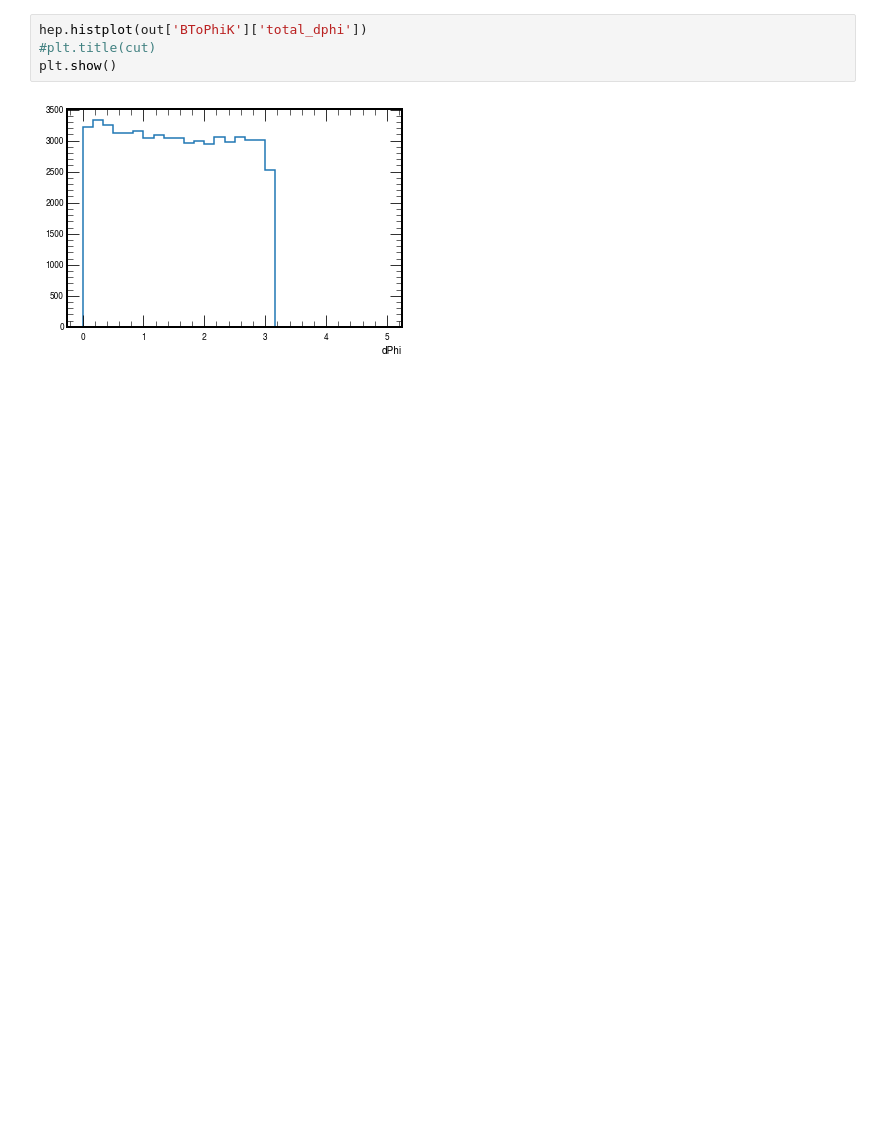
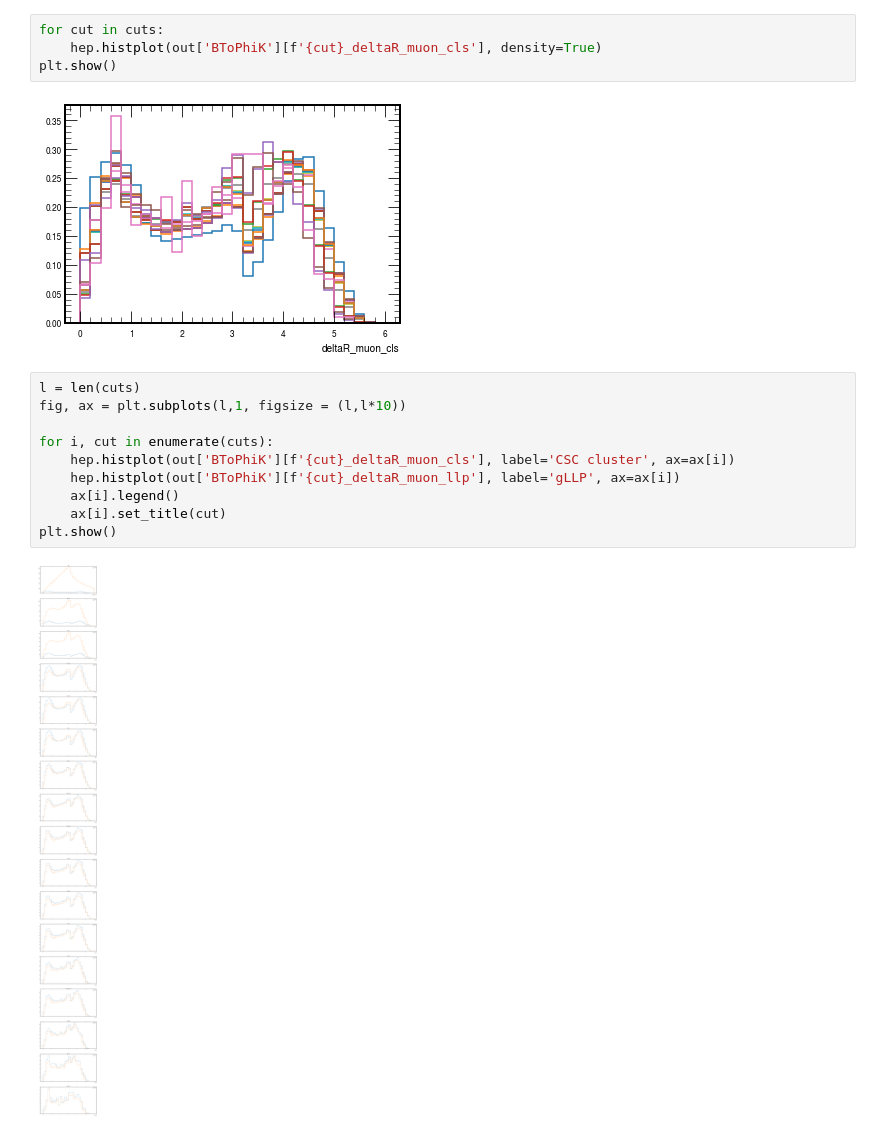
Before and after one commit to AnthonyAportela/LLPs, a Jupyter notebook: notebooks/BToPhiK/cutflow.ipynb, the cells around one changed output. Cells and saved outputs as stored; diff of their text form; blank space fills up the shorter version.

```diff
--- a/notebooks/BToPhiK/cutflow.ipynb
+++ b/notebooks/BToPhiK/cutflow.ipynb
@@ -194,6 +297,18 @@ for cut in cuts:
 # %%
-hep.histplot(out['BToPhiK']['total_dphi'])
-#plt.title(cut)
+for cut in cuts:
+    hep.histplot(out['BToPhiK'][f'{cut}_deltaR_muon_cls'], density=True)
 plt.show()
 # %% [output]
-[figure, old version]
+[figure, new version]
+# %%
+l = len(cuts)
+fig, ax = plt.subplots(l,1, figsize = (l,l*10))
+
+for i, cut in enumerate(cuts):
+    hep.histplot(out['BToPhiK'][f'{cut}_deltaR_muon_cls'], label='CSC cluster', ax=ax[i])
+    hep.histplot(out['BToPhiK'][f'{cut}_deltaR_muon_llp'], label='gLLP', ax=ax[i])
+    ax[i].legend()
+    ax[i].set_title(cut)
+plt.show()
+# %% [output]
+[figure, added]
```
Also changed, not shown: parts of 4 cells of this notebook, 4 other files.
